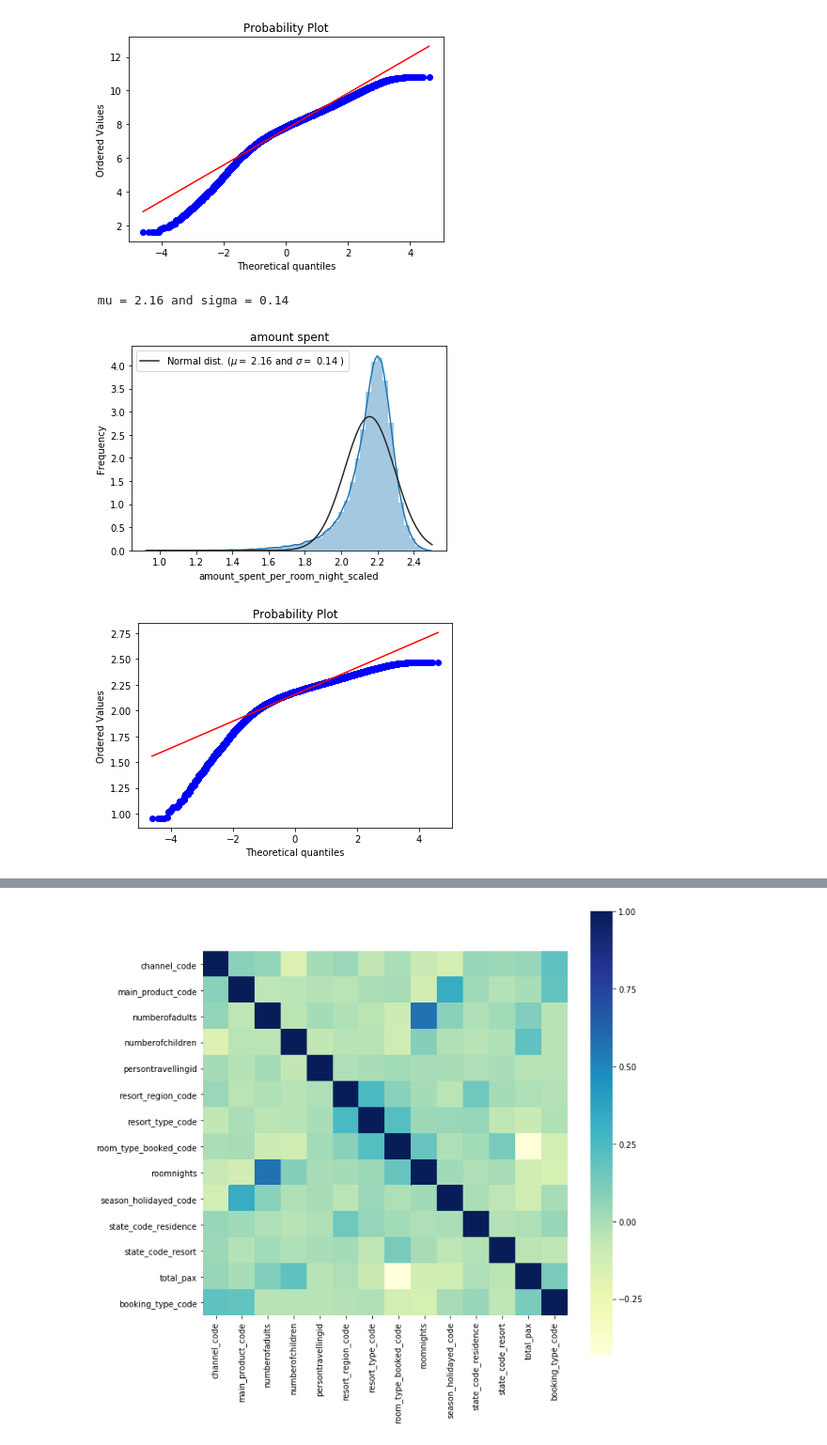
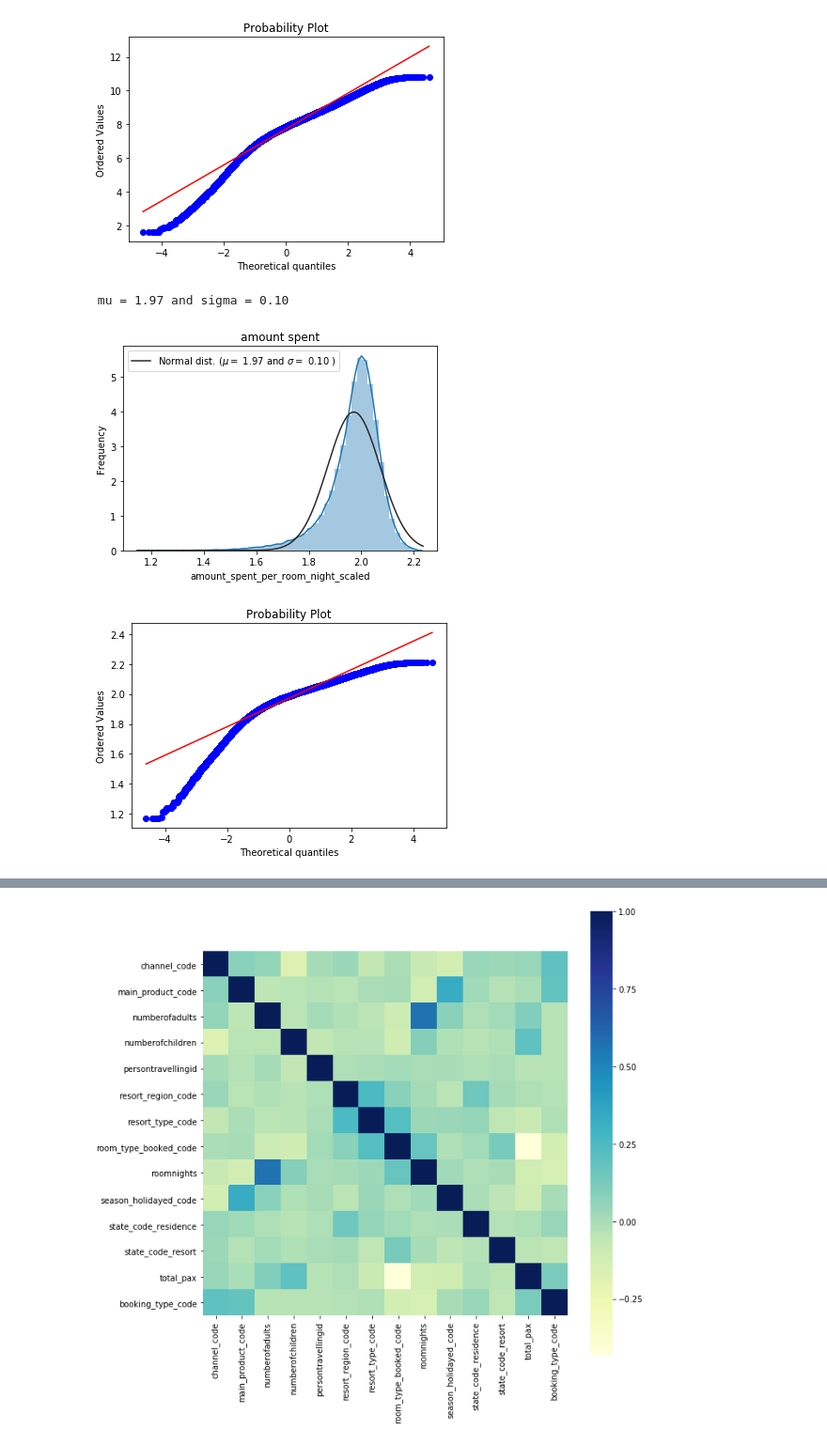
Before and after one commit to Ayanlola2002/Analyticsvidyah, a Jupyter notebook: club_mahindra.ipynb, the cells around one changed output, grey strips where cells are left out. Shown at 94% size. Saved outputs shown, nothing was run; the diff lists cells and outputs as text; code cells hidden in the pictures.

```diff
--- a/club_mahindra.ipynb
+++ b/club_mahindra.ipynb
@@ -191,26 +203,26 @@ plt.show()
 [figure]
 # %%
 #We use the numpy fuction log1p which  applies log(1+x) to all elements of the column
-target_log = np.log1p(target)
+target_cube = np.power(target,1/3)
 
 #Check the new distribution
-sns.distplot(target_log , fit=norm);
+sns.distplot(target_cube , fit=norm);
 
 # Get the fitted parameters used by the function
-(mu, sigma) = norm.fit(target_log)
+(mu, sigma) = norm.fit(target_cube)
 print( '\n mu = {:.2f} and sigma = {:.2f}\n'.format(mu, sigma))
 
 #Now plot the distribution
 plt.legend(['Normal dist. ($\mu=$ {:.2f} and $\sigma=$ {:.2f} )'.format(mu, sigma)],
             loc='best')
 plt.ylabel('Frequency')
 plt.title('amount spent')
 
 #Get also the QQ-plot
 fig = plt.figure()
-res = stats.probplot(target_log, plot=plt)
+res = stats.probplot(target_cube, plot=plt)
 plt.show()
 # %% [output]
- mu = 2.16 and sigma = 0.14
+ mu = 1.97 and sigma = 0.10
-[figure, old version]
+[figure, new version]
-[figure, old version]
+[figure, new version]
```
Also changed, not shown: parts of 24 cells of this notebook.
